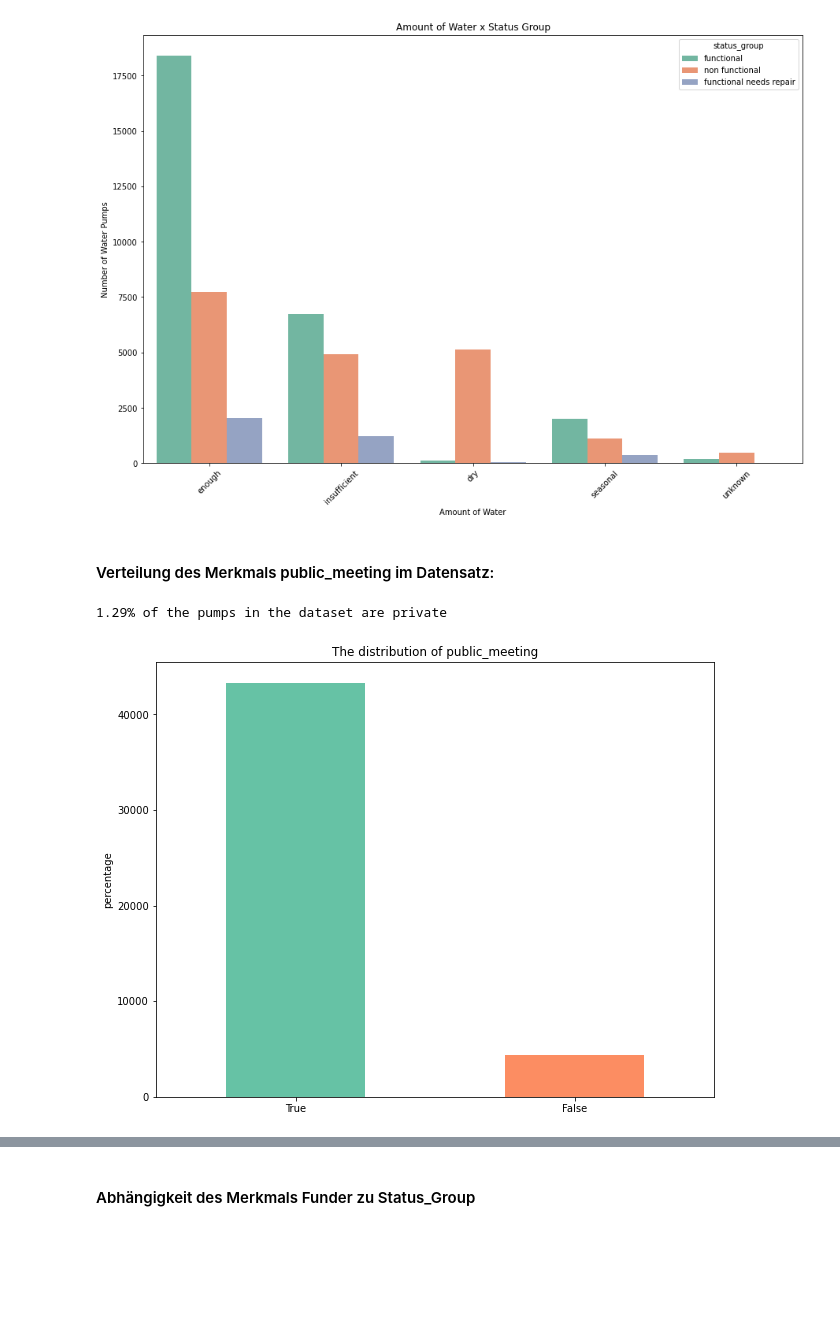
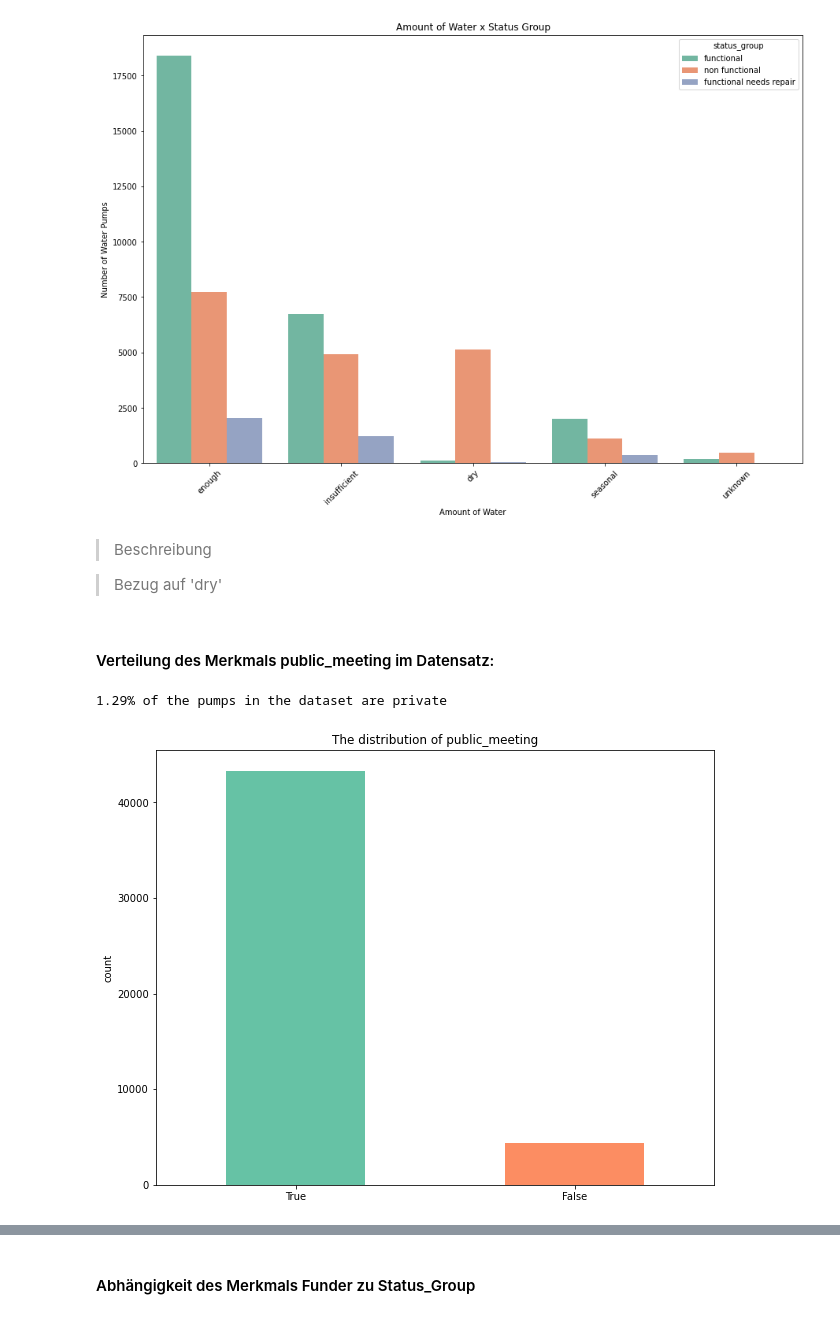
Before and after one commit to finitearth/DataExploration, a Jupyter notebook: presentation.ipynb, the cells around one changed output, grey strips where cells are left out. Drawn from its saved outputs; the diff is of its cells as text; code cells hidden in the pictures; blank space fills up the shorter version.

```diff
--- a/presentation.ipynb
+++ b/presentation.ipynb
@@ -335,13 +350,17 @@ plt.xticks(rotation=45);
 # Quelle: https://github.com/dustiny5/Predictive_Modeling/blob/master/Water_Pump_Best%20-%20Final.ipynb
 # %% [output]
 [figure]
+# %% [markdown]
+>Beschreibung
+
+>Bezug auf 'dry'
 # %% [markdown]
 #### Verteilung des Merkmals public_meeting im Datensatz:
 # %%
 fig = plt.figure(figsize=(10,8))
-train_data.public_meeting.value_counts().plot(kind="bar", title="The distribution of public_meeting", ylabel="percentage", color=my_cmap.colors)
+train_data.public_meeting.value_counts().plot(kind="bar", title="The distribution of public_meeting", ylabel="count", color=my_cmap.colors)
 plt.xticks(rotation=0);
 print(f"{len(train_data.num_private[train_data.num_private!=0])/len(train_data):.2%} of the pumps in the dataset are private");
 # %% [output]
 1.29% of the pumps in the dataset are private
-[figure, old version]
+[figure, new version]
```
Also changed, not shown: parts of 61 cells of this notebook.
